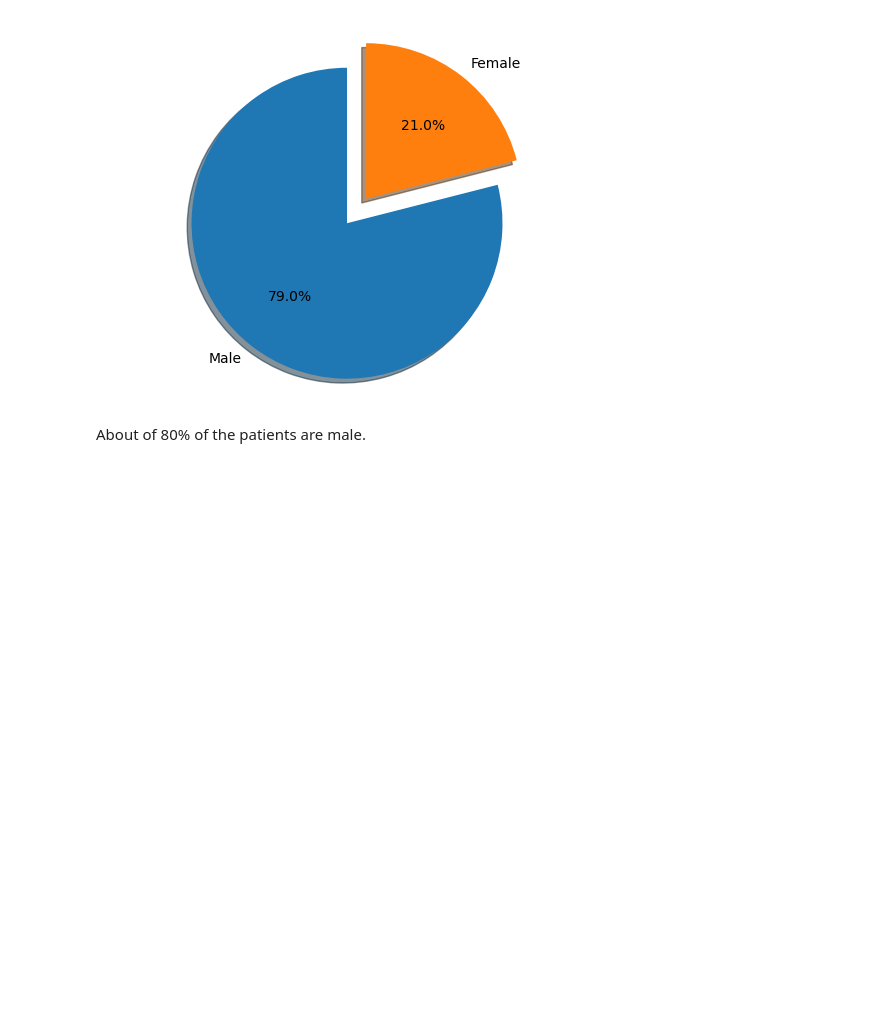
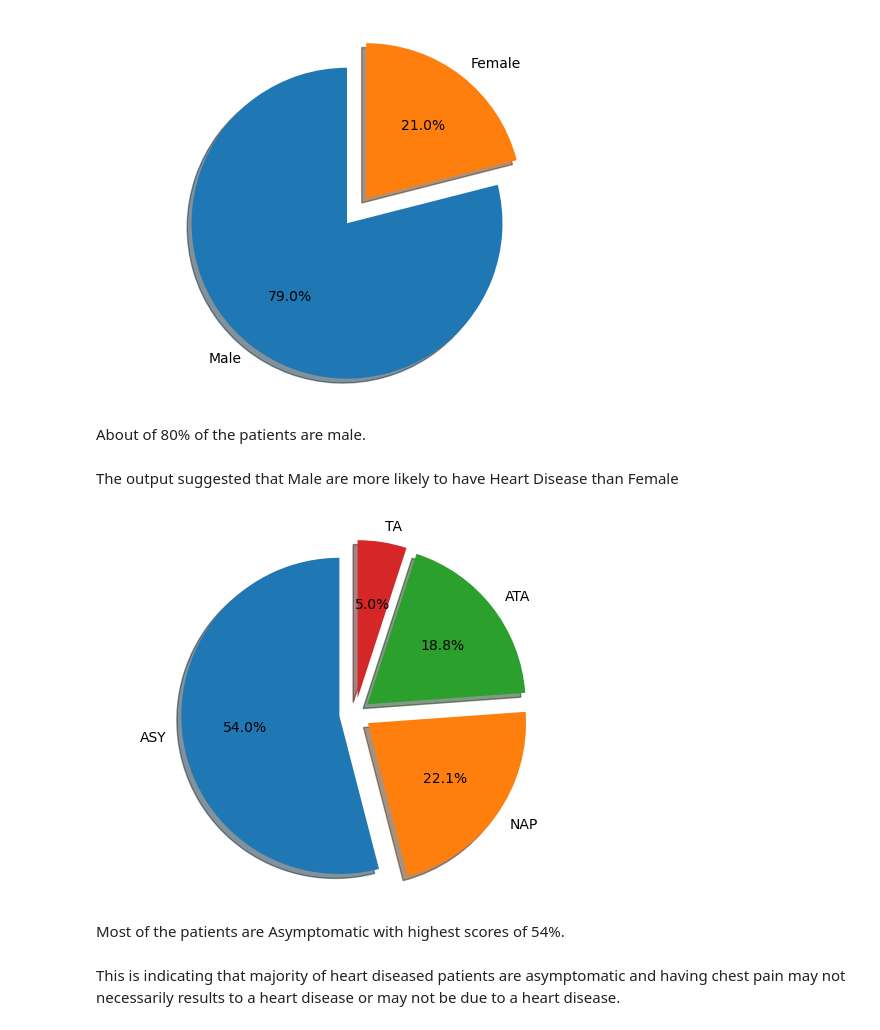
Before and after one commit to elsunais6167/heart_disease_prediction, a Jupyter notebook: alogrithms.ipynb, the cells around one changed output. Drawn from its saved outputs; the diff is of its cells as text; code cells hidden in the pictures; blank space fills up the shorter version.

```diff
--- a/alogrithms.ipynb
+++ b/alogrithms.ipynb
@@ -139,0 +147,17 @@ n
+# %% [markdown]
+The output suggested that Male are more likely to have Heart Disease than Female
+# %%
+#percentage distrubtion of chest pain
+
+chest_counts = data['ChestPainType'].value_counts()
+labels = 'ASY', 'NAP', 'ATA', 'TA'
+explode = (0.1,0.1,0.1,0.1)
+
+ax = plt.subplot()
+ax.pie(chest_counts, explode=explode, labels=labels, autopct='%1.1f%%', shadow=True, startangle=90)
+ax.axis('equal')
+plt.show()
+# %% [output]
+[figure, added]
+# %% [markdown]
+Most of the patients are Asymptomatic with highest scores of 54%.
@@ -139,0 +173,2 @@ n
+# %% [markdown]
+This is indicating that majority of heart diseased patients are asymptomatic and having chest pain may not necessarily results to a heart disease or may not be due to a heart disease.
```
Also changed, not shown: parts of 5 cells of this notebook, 1 other file.
